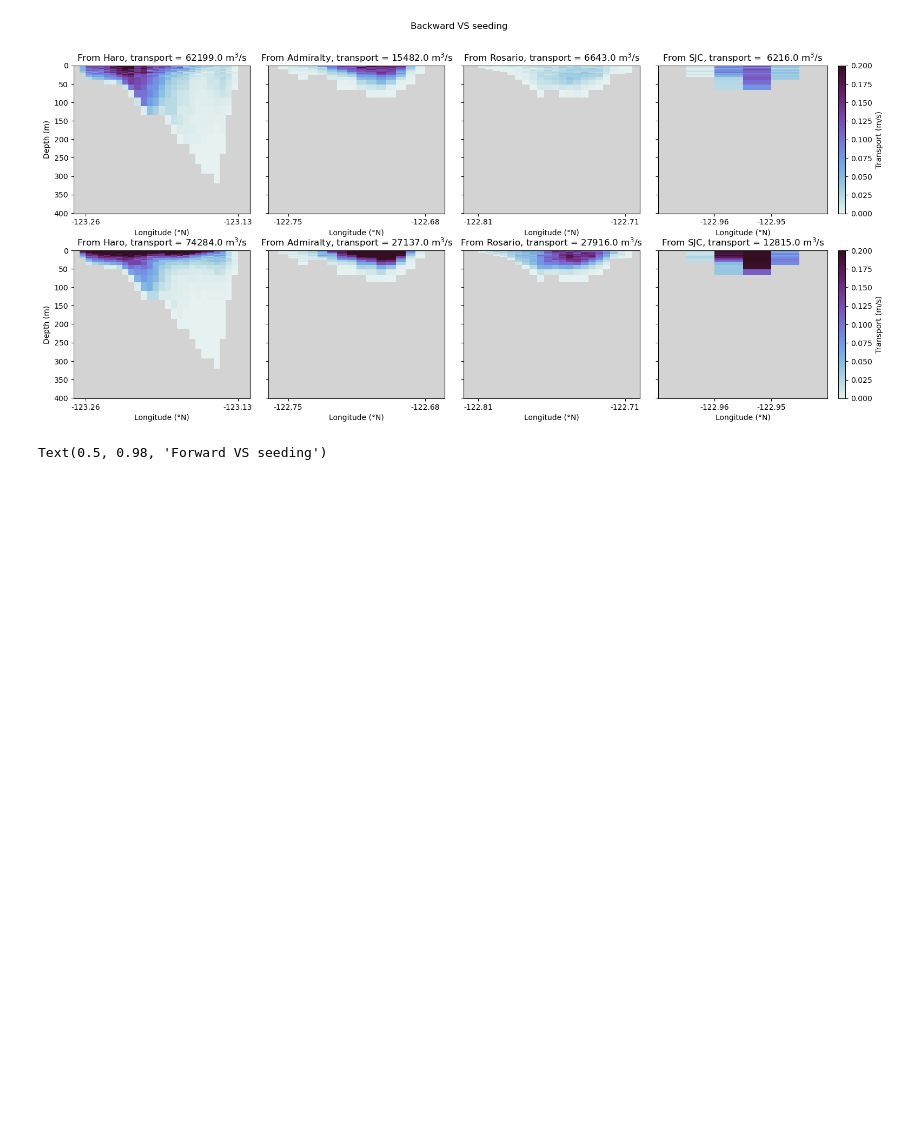
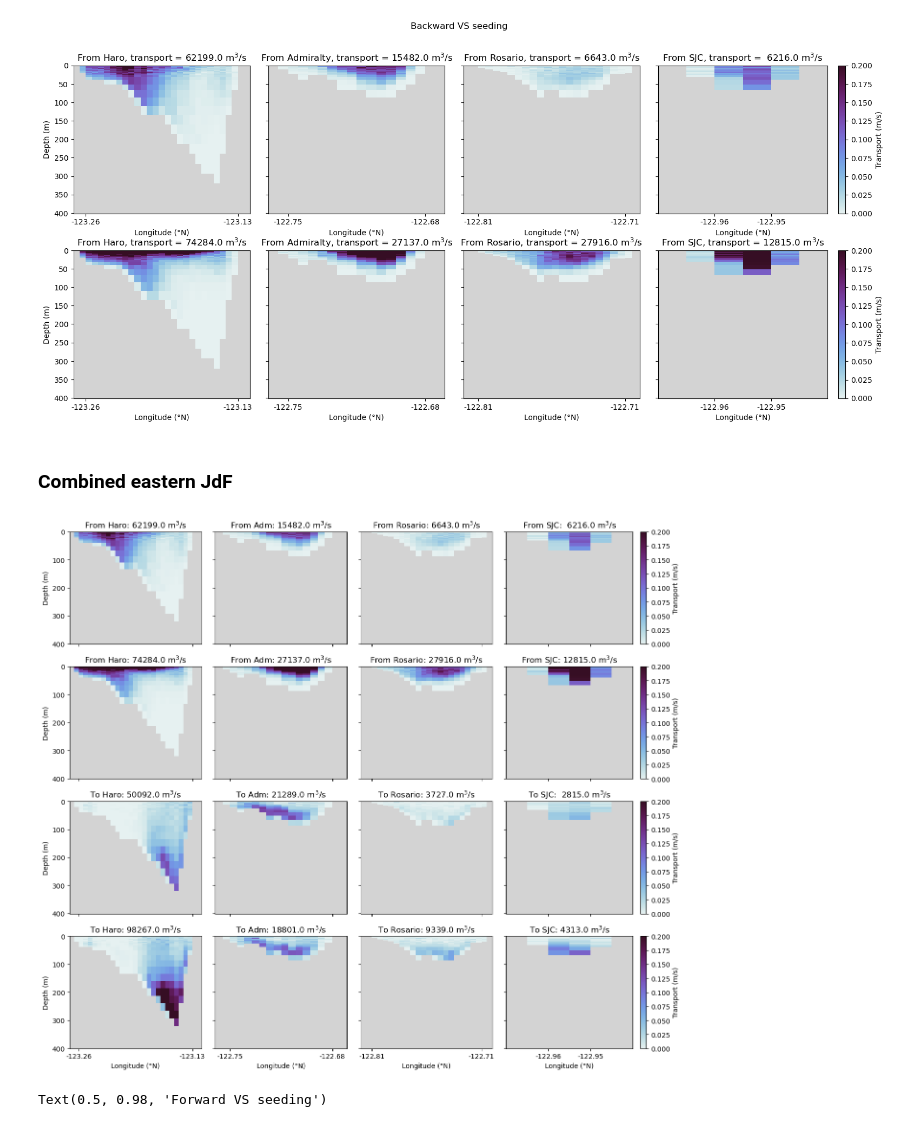
Before and after one commit to SalishSeaCast/analysis-camryn, a Jupyter notebook: Ariane/plot_monthly_averages.ipynb, the cells around one changed output. Drawn from its saved outputs; the diff is of its cells as text; code cells hidden in the pictures; blank space fills up the shorter version.

```diff
--- a/Ariane/plot_monthly_averages.ipynb
+++ b/Ariane/plot_monthly_averages.ipynb
@@ -336,0 +378,78 @@ Text(0.5, 0.98, 'Backward VS seeding')
+# %% [markdown]
+### Combined eastern JdF
+# %%
+lonWadm3 = 250
+lonEadm3 = 268
+latadm3 = 200
+
+title = 'From Haro: ' + str(np.round(np.sum(dict_all['harotovs3']['final_transp'][months[idx_dec]])/(23*days_month[idx_dec]))) + f' m$^3$/s'
+title2 = 'From Rosario: ' + str(np.round(np.sum(dict_all['rostovs3']['final_transp'][months[idx_dec]])/(23*days_month[idx_dec]))) + f' m$^3$/s'
+title3 = 'From SJC:  ' + str(np.round(np.sum(dict_all['sjctovs3']['final_transp'][months[idx_dec]])/(23*days_month[idx_dec]))) + f' m$^3$/s'
+title4 = 'From Adm: ' + str(np.round(np.sum(dict_all['admtovs3']['final_transp'][months[idx_dec]])/(23*days_month[idx_dec]))) + f' m$^3$/s'
+
+title5 = 'From Haro: ' + str(np.round(np.sum(dict_all['harotovs3']['final_transp'][months[idx_jun]])/(23*days_month[idx_jun]))) + f' m$^3$/s'
+title6 = 'From Rosario: ' + str(np.round(np.sum(dict_all['rostovs3']['final_transp'][months[idx_jun]])/(23*days_month[idx_jun]))) + f' m$^3$/s'
+title7 = 'From SJC: ' + str(np.round(np.sum(dict_all['sjctovs3']['final_transp'][months[idx_jun]])/(23*days_month[idx_jun]))) + f' m$^3$/s'
+title8 = 'From Adm: ' + str(np.round(np.sum(dict_all['admtovs3']['final_transp'][months[idx_jun]])/(23*days_month[idx_jun]))) + f' m$^3$/s'
+
+fig,[[ax1,ax2,ax3,ax4],[ax5,ax6,ax7,ax8],[ax9,ax10,ax11,ax12],[ax13,ax14,ax15,ax16]] = plt.subplots(4,4,figsize=(16,14),gridspec_kw={'width_ratios':[1,1,1,1.2]})
+
+plotCS(ax1,dict_all['harotovs3']['final_lon'][months[idx_dec]].dropna(),dict_all['harotovs3']['final_z'][months[idx_dec]].dropna(),dict_all['harotovs3']['final_transp'][months[idx_dec]].dropna(),lonWharo,lonEharo,latharo,38,0.2,23*days_month[idx_dec],title,False,True)
+plotCS(ax3,dict_all['rostovs3']['final_lon'][months[idx_dec]].dropna(),dict_all['rostovs3']['final_z'][months[idx_dec]].dropna(),dict_all['rostovs3']['final_transp'][months[idx_dec]].dropna(),lonWros,lonEros,latros,38,0.2,23*days_month[idx_dec],title2,False,False)
+plotCS(ax4,dict_all['sjctovs3']['final_lon'][months[idx_dec]].dropna(),dict_all['sjctovs3']['final_z'][months[idx_dec]].dropna(),dict_all['sjctovs3']['final_transp'][months[idx_dec]].dropna(),lonWsjc,lonEsjc,latsjc,38,0.2,23*days_month[idx_dec],title3,True,False)
+plotCS(ax2,dict_all['admtovs3']['final_lon'][months[idx_dec]].dropna(),dict_all['admtovs3']['final_z'][months[idx_dec]].dropna(),dict_all['admtovs3']['final_transp'][months[idx_dec]].dropna(),lonWadm3,lonEadm3,latadm3,38,0.2,23*days_month[idx_dec],title4,False,False)
+
+plotCS(ax5,dict_all['harotovs3']['final_lon'][months[idx_jun]].dropna(),dict_all['harotovs3']['final_z'][months[idx_jun]].dropna(),dict_all['harotovs3']['final_transp'][months[idx_jun]].dropna(),lonWharo,lonEharo,latharo,38,0.2,23*days_month[idx_jun],title5,False,True)
+plotCS(ax7,dict_all['rostovs3']['final_lon'][months[idx_jun]].dropna(),dict_all['rostovs3']['final_z'][months[idx_jun]].dropna(),dict_all['rostovs3']['final_transp'][months[idx_jun]].dropna(),lonWros,lonEros,latros,38,0.2,23*days_month[idx_jun],title6,False,False)
+plotCS(ax8,dict_all['sjctovs3']['final_lon'][months[idx_jun]].dropna(),dict_all['sjctovs3']['final_z'][months[idx_jun]].dropna(),dict_all['sjctovs3']['final_transp'][months[idx_jun]].dropna(),lonWsjc,lonEsjc,latsjc,38,0.2,23*days_month[idx_jun],title7,True,False)
+plotCS(ax6,dict_all['admtovs3']['final_lon'][months[idx_jun]].dropna(),dict_all['admtovs3']['final_z'][months[idx_jun]].dropna(),dict_all['admtovs3']['final_transp'][months[idx_jun]].dropna(),lonWadm3,lonEadm3,latadm3,38,0.2,23*days_month[idx_jun],title8,False,False)
+
+title = 'To Haro: ' + str(np.round(np.sum(dict_all['vstoharo3']['final_transp'][months[idx_dec]])/(23*days_month[idx_dec]))) + f' m$^3$/s'
+title2 = 'To Rosario: ' + str(np.round(np.sum(dict_all['vstoros3']['final_transp'][months[idx_dec]])/(23*days_month[idx_dec]))) + f' m$^3$/s'
+title3 = 'To SJC:  ' + str(np.round(np.sum(dict_all['vstosjc3']['final_transp'][months[idx_dec]])/(23*days_month[idx_dec]))) + f' m$^3$/s'
+title4 = 'To Adm: ' + str(np.round(np.sum(dict_all['vstoadm3']['final_transp'][months[idx_dec]])/(23*days_month[idx_dec]))) + f' m$^3$/s'
+
+title5 = 'To Haro: ' + str(np.round(np.sum(dict_all['vstoharo3']['final_transp'][months[idx_jun]])/(23*days_month[idx_jun]))) + f' m$^3$/s'
+title6 = 'To Rosario: ' + str(np.round(np.sum(dict_all['vstoros3']['final_transp'][months[idx_jun]])/(23*days_month[idx_jun]))) + f' m$^3$/s'
+title7 = 'To SJC: ' + str(np.round(np.sum(dict_all['vstosjc3']['final_transp'][months[idx_jun]])/(23*days_month[idx_jun]))) + f' m$^3$/s'
+title8 = 'To Adm: ' + str(np.round(np.sum(dict_all['vstoadm3']['final_transp'][months[idx_jun]])/(23*days_month[idx_jun]))) + f' m$^3$/s'
+
+plotCS(ax9,dict_all['vstoharo3']['final_lon'][months[idx_dec]].dropna(),dict_all['vstoharo3']['final_z'][months[idx_dec]].dropna(),dict_all['vstoharo3']['final_transp'][months[idx_dec]].dropna(),lonWharo,lonEharo,latharo,38,0.2,23*days_month[idx_dec],title,False,True)
+plotCS(ax11,dict_all['vstoros3']['final_lon'][months[idx_dec]].dropna(),dict_all['vstoros3']['final_z'][months[idx_dec]].dropna(),dict_all['vstoros3']['final_transp'][months[idx_dec]].dropna(),lonWros,lonEros,latros,38,0.2,23*days_month[idx_dec],title2,False,False)
+plotCS(ax12,dict_all['vstosjc3']['final_lon'][months[idx_dec]].dropna(),dict_all['vstosjc3']['final_z'][months[idx_dec]].dropna(),dict_all['vstosjc3']['final_transp'][months[idx_dec]].dropna(),lonWsjc,lonEsjc,latsjc,38,0.2,23*days_month[idx_dec],title3,True,False)
+plotCS(ax10,dict_all['vstoadm3']['final_lon'][months[idx_dec]].dropna(),dict_all['vstoadm3']['final_z'][months[idx_dec]].dropna(),dict_all['vstoadm3']['final_transp'][months[idx_dec]].dropna(),lonWadm3,lonEadm3,latadm3,38,0.2,23*days_month[idx_dec],title4,False,False)
+
+plotCS(ax13,dict_all['vstoharo3']['final_lon'][months[idx_jun]].dropna(),dict_all['vstoharo3']['final_z'][months[idx_jun]].dropna(),dict_all['vstoharo3']['final_transp'][months[idx_jun]].dropna(),lonWharo,lonEharo,latharo,38,0.2,23*days_month[idx_jun],title5,False,True)
+plotCS(ax15,dict_all['vstoros3']['final_lon'][months[idx_jun]].dropna(),dict_all['vstoros3']['final_z'][months[idx_jun]].dropna(),dict_all['vstoros3']['final_transp'][months[idx_jun]].dropna(),lonWros,lonEros,latros,38,0.2,23*days_month[idx_jun],title6,False,False)
+plotCS(ax16,dict_all['vstosjc3']['final_lon'][months[idx_jun]].dropna(),dict_all['vstosjc3']['final_z'][months[idx_jun]].dropna(),dict_all['vstosjc3']['final_transp'][months[idx_jun]].dropna(),lonWsjc,lonEsjc,latsjc,38,0.2,23*days_month[idx_jun],title7,True,False)
+plotCS(ax14,dict_all['vstoadm3']['final_lon'][months[idx_jun]].dropna(),dict_all['vstoadm3']['final_z'][months[idx_jun]].dropna(),dict_all['vstoadm3']['final_transp'][months[idx_jun]].dropna(),lonWadm3,lonEadm3,latadm3,38,0.2,23*days_month[idx_jun],title8,False,False)
+
+ax1.set_xlabel('')
+ax2.set_xlabel('')
+ax3.set_xlabel('')
+ax4.set_xlabel('')
+ax5.set_xlabel('')
+ax6.set_xlabel('')
+ax7.set_xlabel('')
+ax8.set_xlabel('')
+ax9.set_xlabel('')
+ax10.set_xlabel('')
+ax11.set_xlabel('')
+ax12.set_xlabel('')
+
+ax1.set_xticklabels([])
+ax2.set_xticklabels([])
+ax3.set_xticklabels([])
+ax4.set_xticklabels([])
+ax5.set_xticklabels([])
+ax6.set_xticklabels([])
+ax7.set_xticklabels([])
+ax8.set_xticklabels([])
+ax9.set_xticklabels([])
+ax10.set_xticklabels([])
+ax11.set_xticklabels([])
+ax12.set_xticklabels([])
+
+fig.subplots_adjust(wspace=0.1,hspace=0.20)
+# %% [output]
+[figure, added]
```
Also changed, not shown: parts of 8 cells of this notebook.
